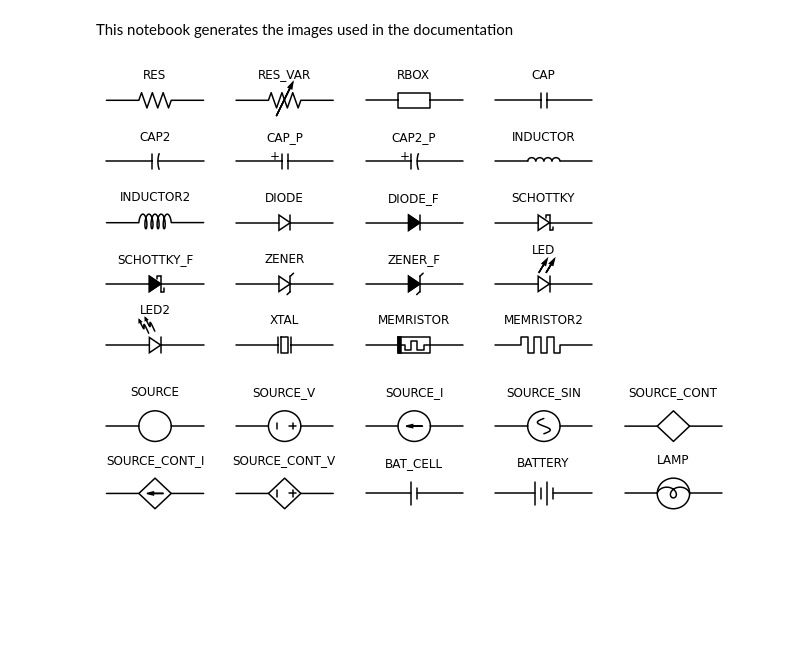
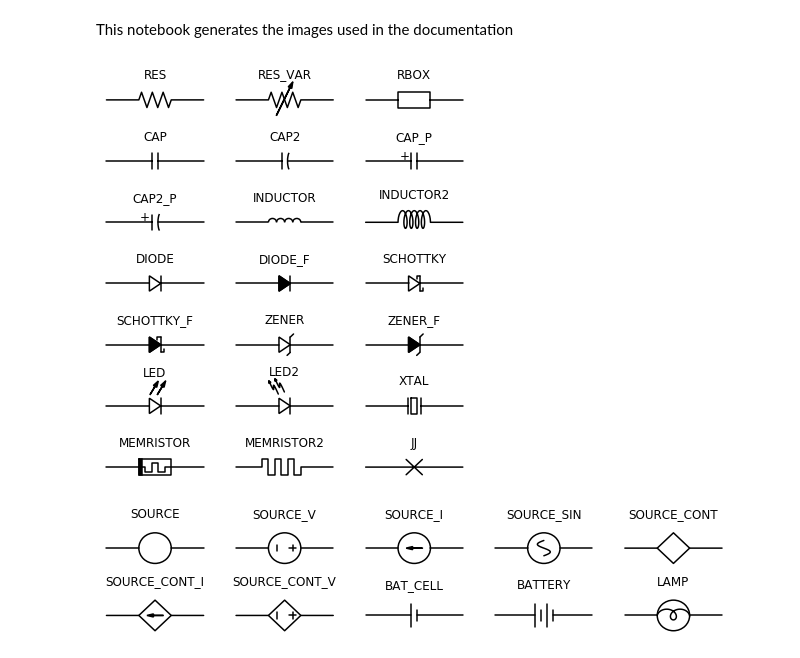
Before and after one commit to cdelker/schemdraw, a Jupyter notebook: docs/img/doc_images.ipynb, the cells around one changed output. Drawn from its saved outputs; the diff is of its cells as text; code cells hidden in the pictures; blank space fills up the shorter version.

```diff
--- a/docs/img/doc_images.ipynb
+++ b/docs/img/doc_images.ipynb
@@ -27,30 +27,31 @@ def drawElements( elm_list, n=5, dx=1, dy=2, ofst=.8, fname=None, **kwargs ):
 # %%
 elements_2term = [
 e.RES,
 e.RES_VAR,
 e.RBOX,
 e.CAP,
 e.CAP2,
 e.CAP_P,
 e.CAP2_P,
 e.INDUCTOR,
 e.INDUCTOR2,
 e.DIODE,
 e.DIODE_F,
 e.SCHOTTKY,
 e.SCHOTTKY_F,
 e.ZENER,
 e.ZENER_F,
 e.LED,
 e.LED2,
 e.XTAL,
 e.MEMRISTOR,
-e.MEMRISTOR2
+e.MEMRISTOR2,
+e.JJ
 ]
 
-drawElements(elements_2term, n=4, fname='2term.png', lblofst=.6, lblloc='center' )
+drawElements(elements_2term, n=3, fname='2term.png', lblofst=.6, lblloc='center' )
 # %% [output]
-[figure, old version]
+[figure, new version]
 # %%
 sources = [
 e.SOURCE,
```
Also changed, not shown: parts of 11 cells of this notebook, 9 other files.
